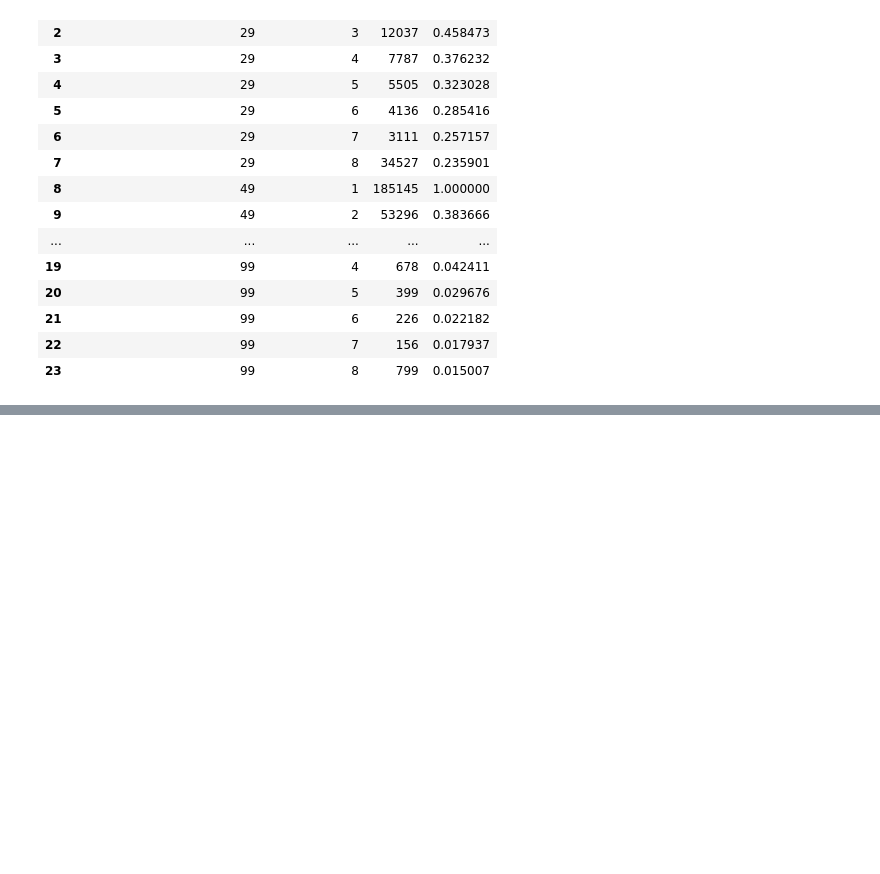
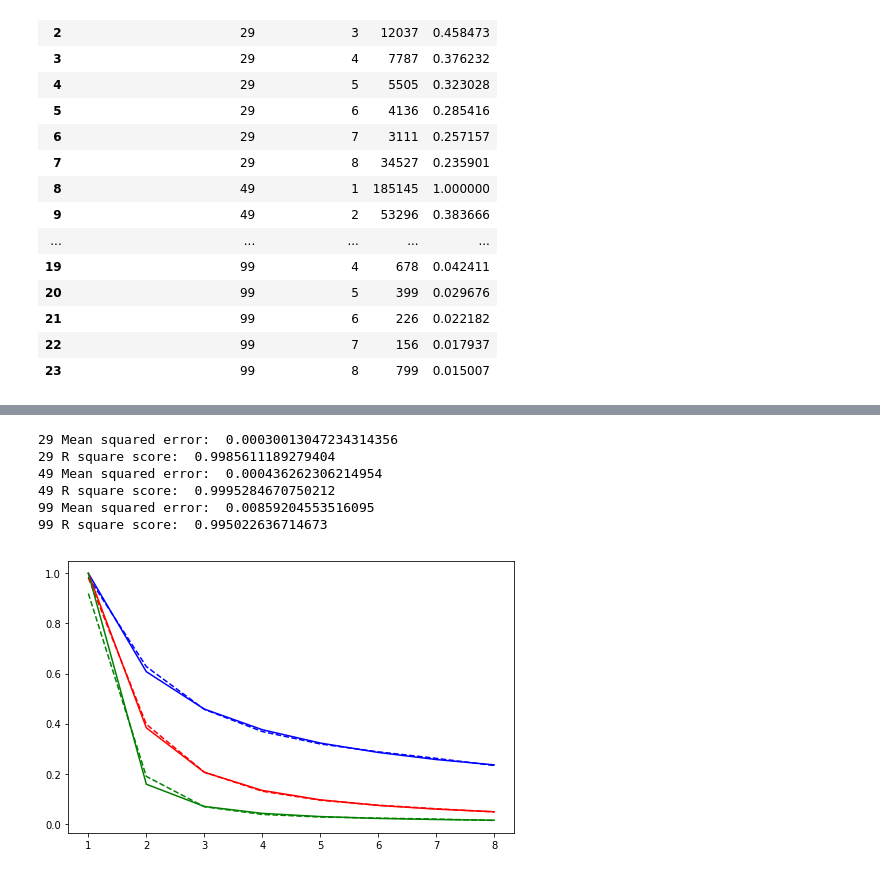
Before and after one commit to dongzhang84/data_challenges, a Jupyter notebook: 19_Subscription_Retention_Rate.ipynb, the cells around one changed output, grey strips where cells are left out. Cells and saved outputs as stored; diff of their text form; code cells hidden in the pictures; blank space fills up the shorter version.

```diff
--- a/19_Subscription_Retention_Rate.ipynb
+++ b/19_Subscription_Retention_Rate.ipynb
@@ -245,0 +248,32 @@ Text(0, 0.5, 'Ratio to Next Cycle')
+# %%
+# First try, Polynomial fitting
+
+from sklearn.linear_model import LinearRegression
+from sklearn.preprocessing import PolynomialFeatures
+from sklearn.metrics import mean_squared_error, r2_score
+
+fig, ax = plt.subplots(figsize=(8, 5))
+
+for cost, color in zip([29,49,99], ['b','r','g']):
+
+    X = df_cost[df_cost.subscription_monthly_cost == cost].billing_cycles.values
+    y = df_cost[df_cost.subscription_monthly_cost == cost].ratio.values
+
+    poly = PolynomialFeatures(degree=3)
+    X_poly = poly.fit_transform(np.array(X).reshape(-1,1))
+    linear = LinearRegression()
+    linear.fit(X_poly, np.log(y))
+    y_pred = linear.predict(X_poly)
+    ax.plot(X,y,c = color)
+    ax.plot(X,np.exp(y_pred),'--', c = color)
+
+    print(cost, 'Mean squared error: ', mean_squared_error(np.log(y), y_pred))
+    print(cost, 'R square score: ', r2_score(np.log(y), y_pred))
+# %% [output]
+29 Mean squared error:  0.00030013047234314356
+29 R square score:  0.9985611189279404
+49 Mean squared error:  0.000436262306214954
+49 R square score:  0.9995284670750212
+99 Mean squared error:  0.00859204553516095
+99 R square score:  0.995022636714673
+[figure, added]
```
Also changed, not shown: parts of 26 cells of this notebook.
